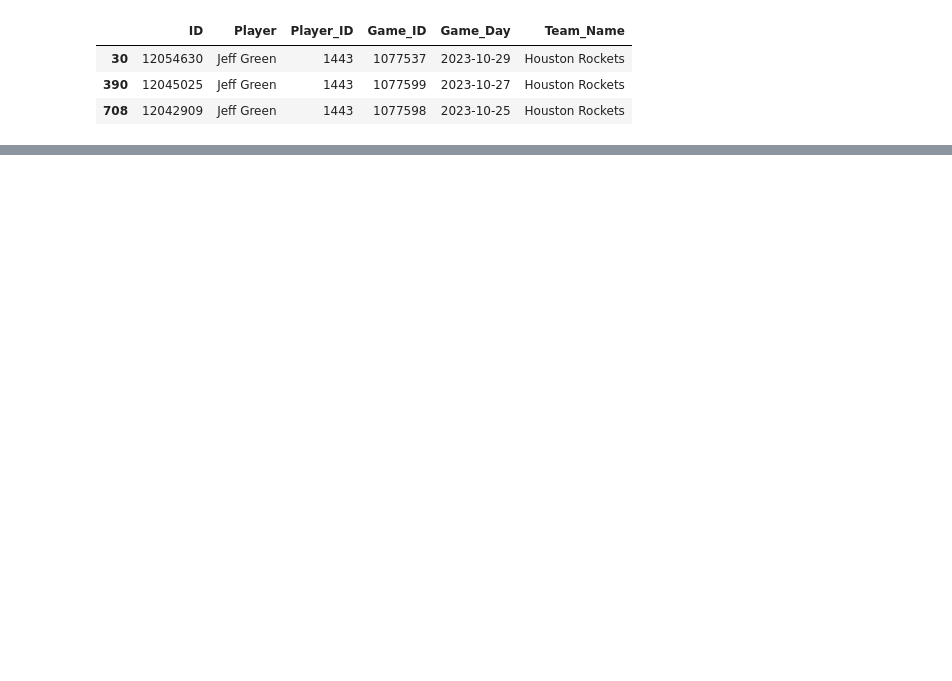
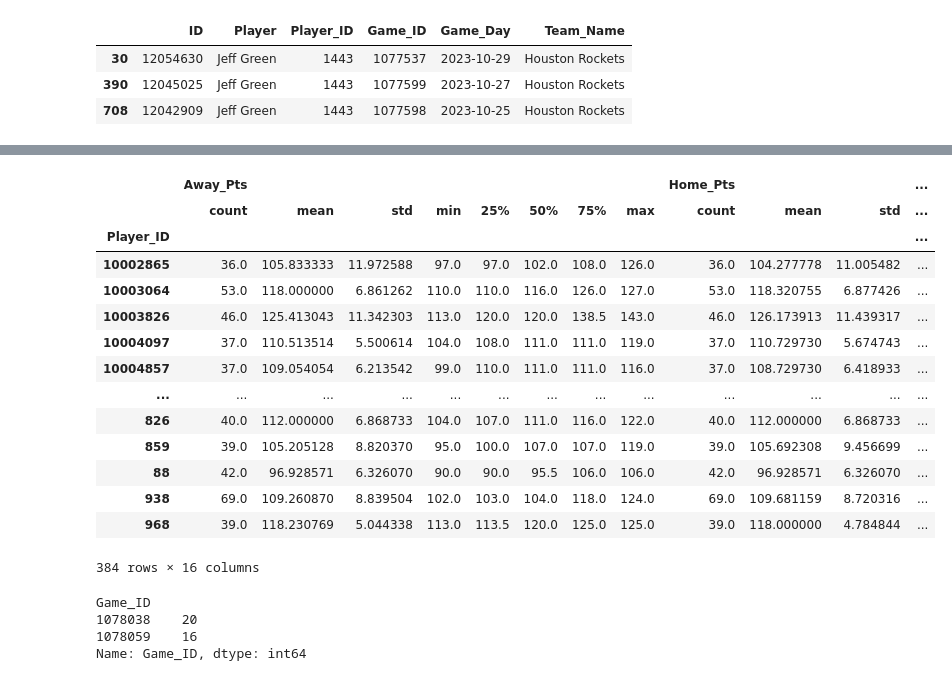
Before and after one commit to rtamashiro88/NBA-Dashboard, a Jupyter notebook: Data/API-Performance.ipynb, the cells around one changed output, grey strips where cells are left out. Cells and saved outputs as stored; diff of their text form; code cells hidden in the pictures; blank space fills up the shorter version.

```diff
--- a/Data/API-Performance.ipynb
+++ b/Data/API-Performance.ipynb
@@ -191,0 +377,2 @@ df.loc[df['Player_ID']=='1443'][
+# %%
+fullgame_df = merge(left=df, right=game_df, on='Game_ID', how='inner')
@@ -191,0 +430,25 @@ df.loc[df['Player_ID']=='1443'][
+# %%
+fullgame_df.groupby(['Player_ID']).describe()
+# %% [output]
+|  | Away_Pts |  |  |  |  |  |  |  | Home_Pts |  |  | ... |
+|  | count | mean | std | min | 25% | 50% | 75% | max | count | mean | std | ... |
+| Player_ID |  |  |  |  |  |  |  |  |  |  |  | ... |
+| 10002865 | 36.0 | 105.833333 | 11.972588 | 97.0 | 97.0 | 102.0 | 108.0 | 126.0 | 36.0 | 104.277778 | 11.005482 | ... |
+| 10003064 | 53.0 | 118.000000 | 6.861262 | 110.0 | 110.0 | 116.0 | 126.0 | 127.0 | 53.0 | 118.320755 | 6.877426 | ... |
+| 10003826 | 46.0 | 125.413043 | 11.342303 | 113.0 | 120.0 | 120.0 | 138.5 | 143.0 | 46.0 | 126.173913 | 11.439317 | ... |
+| 10004097 | 37.0 | 110.513514 | 5.500614 | 104.0 | 108.0 | 111.0 | 111.0 | 119.0 | 37.0 | 110.729730 | 5.674743 | ... |
+| 10004857 | 37.0 | 109.054054 | 6.213542 | 99.0 | 110.0 | 111.0 | 111.0 | 116.0 | 37.0 | 108.729730 | 6.418933 | ... |
+| ... | ... | ... | ... | ... | ... | ... | ... | ... | ... | ... | ... | ... |
+| 826 | 40.0 | 112.000000 | 6.868733 | 104.0 | 107.0 | 111.0 | 116.0 | 122.0 | 40.0 | 112.000000 | 6.868733 | ... |
+| 859 | 39.0 | 105.205128 | 8.820370 | 95.0 | 100.0 | 107.0 | 107.0 | 119.0 | 39.0 | 105.692308 | 9.456699 | ... |
+| 88 | 42.0 | 96.928571 | 6.326070 | 90.0 | 90.0 | 95.5 | 106.0 | 106.0 | 42.0 | 96.928571 | 6.326070 | ... |
+| 938 | 69.0 | 109.260870 | 8.839504 | 102.0 | 103.0 | 104.0 | 118.0 | 124.0 | 69.0 | 109.681159 | 8.720316 | ... |
+| 968 | 39.0 | 118.230769 | 5.044338 | 113.0 | 113.5 | 120.0 | 125.0 | 125.0 | 39.0 | 118.000000 | 4.784844 | ... |
+384 rows × 16 columns
+# %%
+fullgame_df.loc[fullgame_df['Player_ID']=='10002865'].groupby('Game_ID')['Game_ID'].count()
+# %% [output]
+Game_ID
+1078038    20
+1078059    16
+Name: Game_ID, dtype: int64
```
Also changed, not shown: parts of 24 cells of this notebook, 1 other file.
